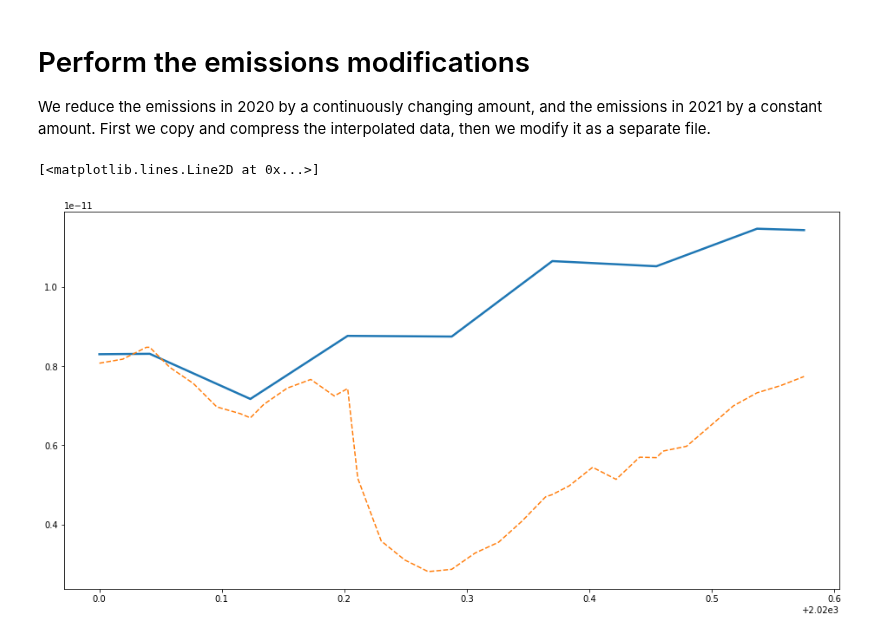
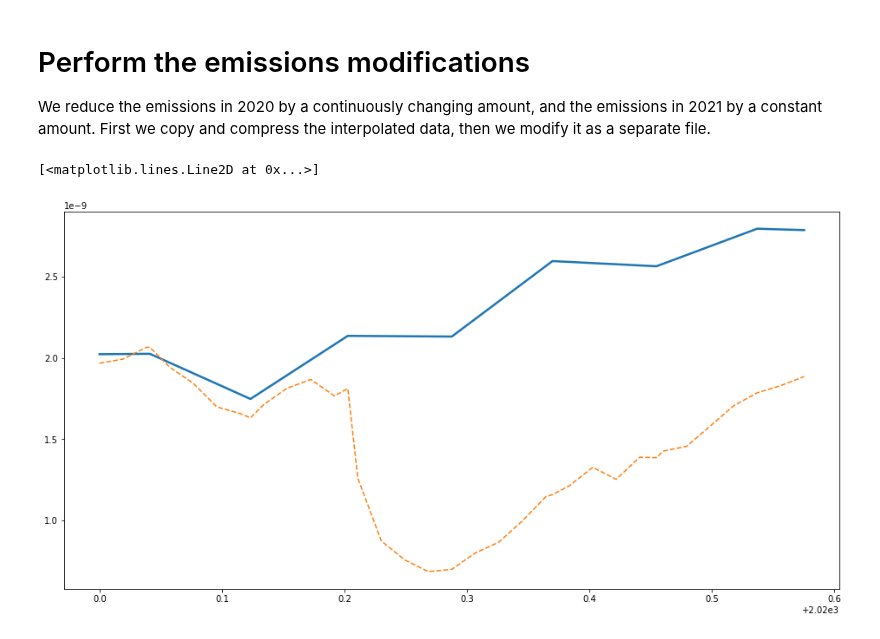
Before and after one commit to Rlamboll/modify_COVID19_netCDF_Emissions, a Jupyter notebook: calculations/calc_aviation_emissions.ipynb, the cells around one changed output. Cells and saved outputs as stored; diff of their text form; code cells hidden in the pictures.

```diff
--- a/calculations/calc_aviation_emissions.ipynb
+++ b/calculations/calc_aviation_emissions.ipynb
@@ -34,9 +34,9 @@ month_plat = "06"  # CHANGE ON UPDATE
 input_folder = "../input/"
 output_folder = "../output/aviation/"
 # Name of the input netcdf file to read
-nox_input = "NOx-em-AIR-anthro_input4MIPs_emissions_ScenarioMIP_IAMC-MESSAGE-GLOBIOM-ssp245-1-1_gn_201501-210012.nc"
+nox_input = "CO2-em-AIR-anthro_input4MIPs_emissions_ScenarioMIP_IAMC-MESSAGE-GLOBIOM-ssp245-1-1_gn_201501-210012.nc"
 # name of the variable in the file
-key_variable = "NOx_em_AIR_anthro"
+key_variable = "CO2_em_AIR_anthro"
 input_flights = "total-number-of-flights.csv"
 
 scenario_string = "_flightrd_mp{}".format(month_plat)
@@ -294,7 +294,7 @@ if daily_for_2020:
     )
     output = data.variables[key_variable][:]
     for ind, time in enumerate(data.variables["time"][:]):
-        output[ind, ...] *= weekly_flight_chng["Flights"].loc[(time - 365 * 5) // 7]
+        output[:, ind, ...] *= weekly_flight_chng["Flights"].loc[(time - 365 * 5) // 7]
 else:
     data = copy_netcdf_file(
         "cut_" + nox_input, output_folder, output_folder, working_string, compress=False
@@ -316,11 +316,11 @@ else:
         output[timeind, ...] *= monthly_flight_chng["Flights"].iloc[-1]
 # %%
 plt.figure(figsize=(16, 8))
-plt.plot(data.variables["time"][:] / 365 + 2015, data.variables[key_variable][:, 0, 283, 360], linewidth=2.5)
-plt.plot(data.variables["time"][:] / 365 + 2015, output[:, 0, 283, 360],  linestyle="--")
+plt.plot(data.variables["time"][:] / 365 + 2015, data.variables[key_variable][0, :,  283, 360], linewidth=2.5)
+plt.plot(data.variables["time"][:] / 365 + 2015, output[0, :, 283, 360],  linestyle="--")
 # %% [output]
 [<matplotlib.lines.Line2D at 0x...>]
-[figure, old version]
+[figure, new version]
 # %%
 data.variables[key_variable][...] = output[...]
 data.close()
```
Also changed, not shown: parts of 4 cells of this notebook.
